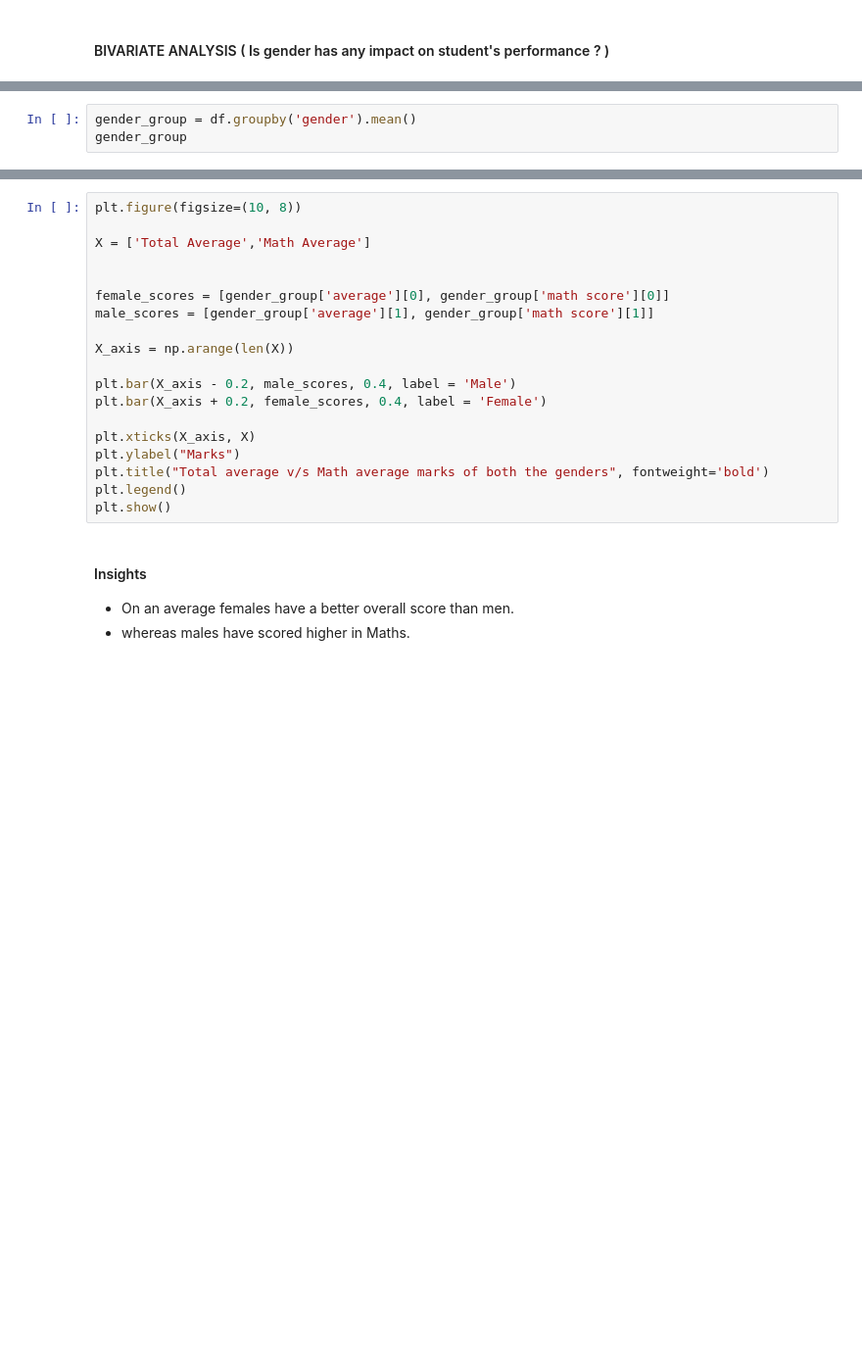
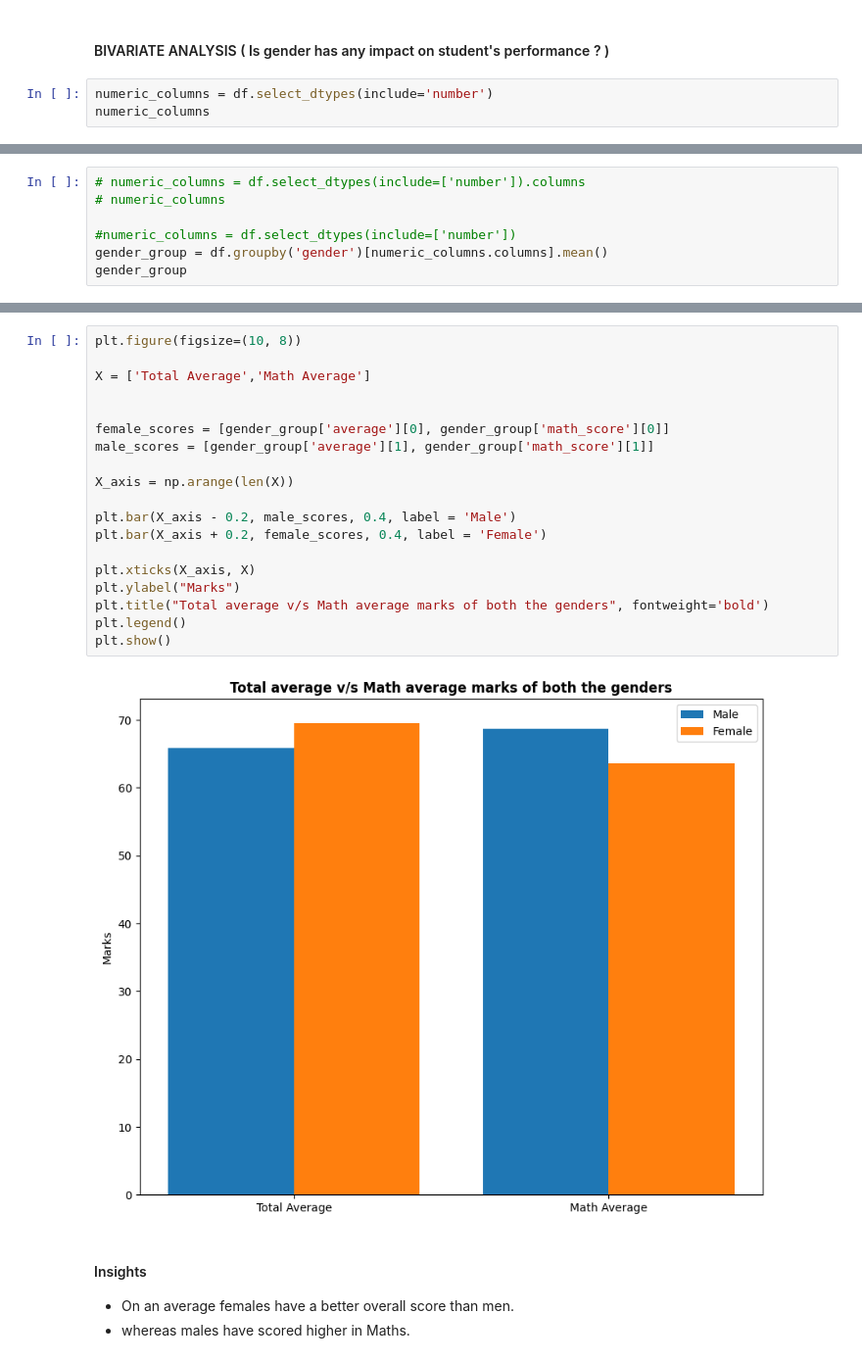
Before and after one commit to IreshaSD/ML_Project, a Jupyter notebook: notebook/1 . EDA STUDENT PERFORMANCE .ipynb, the cells around one changed output, grey strips where cells are left out. Shown at 98% size. Cells and saved outputs as stored; diff of their text form; blank space fills up the shorter version.

```diff
--- a/notebook/1 . EDA STUDENT PERFORMANCE .ipynb
+++ b/notebook/1 . EDA STUDENT PERFORMANCE .ipynb
@@ -428,3 +427,6 @@ plt.show()
 - Gender has balanced data with female students are 518 (48%) and male students are 482 (52%)
 # %% [markdown]
 #### BIVARIATE ANALYSIS ( Is gender has any impact on student's performance ? )
+# %%
+numeric_columns = df.select_dtypes(include='number')
+numeric_columns
@@ -431,4 +454,8 @@ plt.show()
 # %%
-gender_group = df.groupby('gender').mean()
+# numeric_columns = df.select_dtypes(include=['number']).columns
+# numeric_columns
+
+#numeric_columns = df.select_dtypes(include=['number'])
+gender_group = df.groupby('gender')[numeric_columns.columns].mean()
 gender_group
 # %% [output]
@@ -436,22 +466,24 @@ TypeError: Could not convert group Bgroup Cgroup Bgroup Bgroup Bgroup Bgroup Bgr
 # %%
 plt.figure(figsize=(10, 8))
 
 X = ['Total Average','Math Average']
 
 
-female_scores = [gender_group['average'][0], gender_group['math score'][0]]
-male_scores = [gender_group['average'][1], gender_group['math score'][1]]
+female_scores = [gender_group['average'][0], gender_group['math_score'][0]]
+male_scores = [gender_group['average'][1], gender_group['math_score'][1]]
 
 X_axis = np.arange(len(X))
 
 plt.bar(X_axis - 0.2, male_scores, 0.4, label = 'Male')
 plt.bar(X_axis + 0.2, female_scores, 0.4, label = 'Female')
 
 plt.xticks(X_axis, X)
 plt.ylabel("Marks")
 plt.title("Total average v/s Math average marks of both the genders", fontweight='bold')
 plt.legend()
 plt.show()
+# %% [output]
+[figure, added]
 # %% [markdown]
 #### Insights
 - On an average females have a better overall score than men.
```
Also changed, not shown: parts of 13 cells of this notebook, 4 other files.
